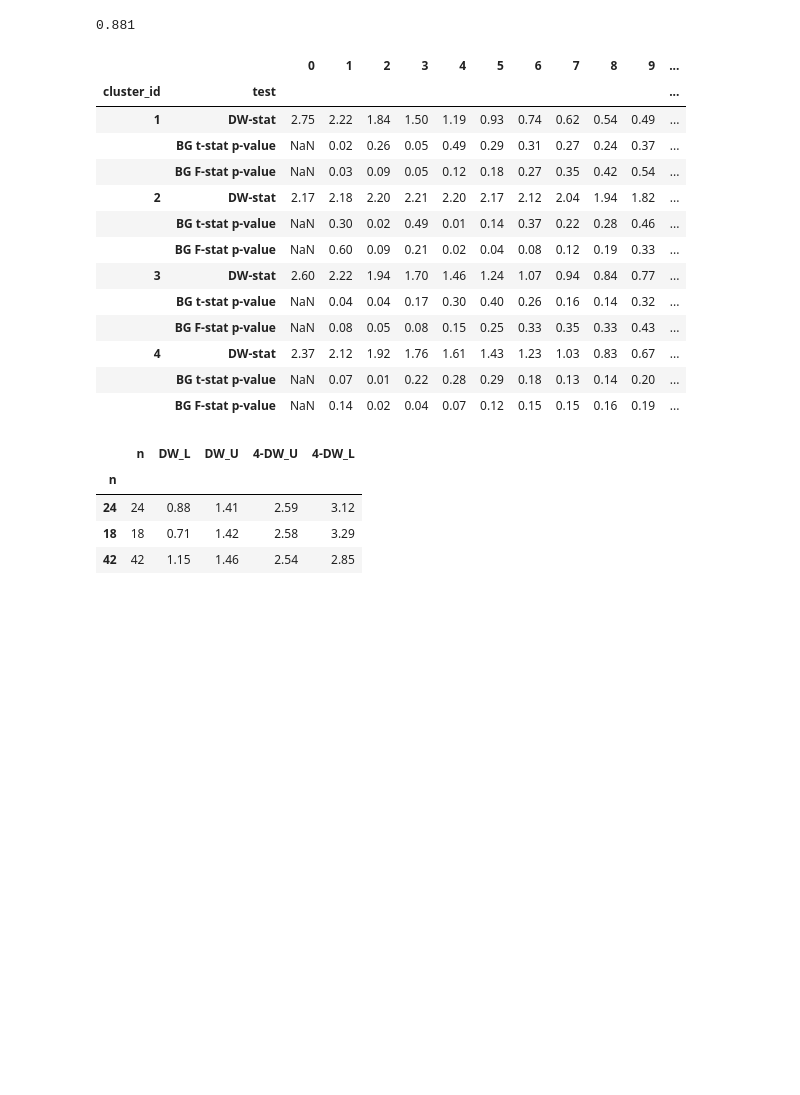
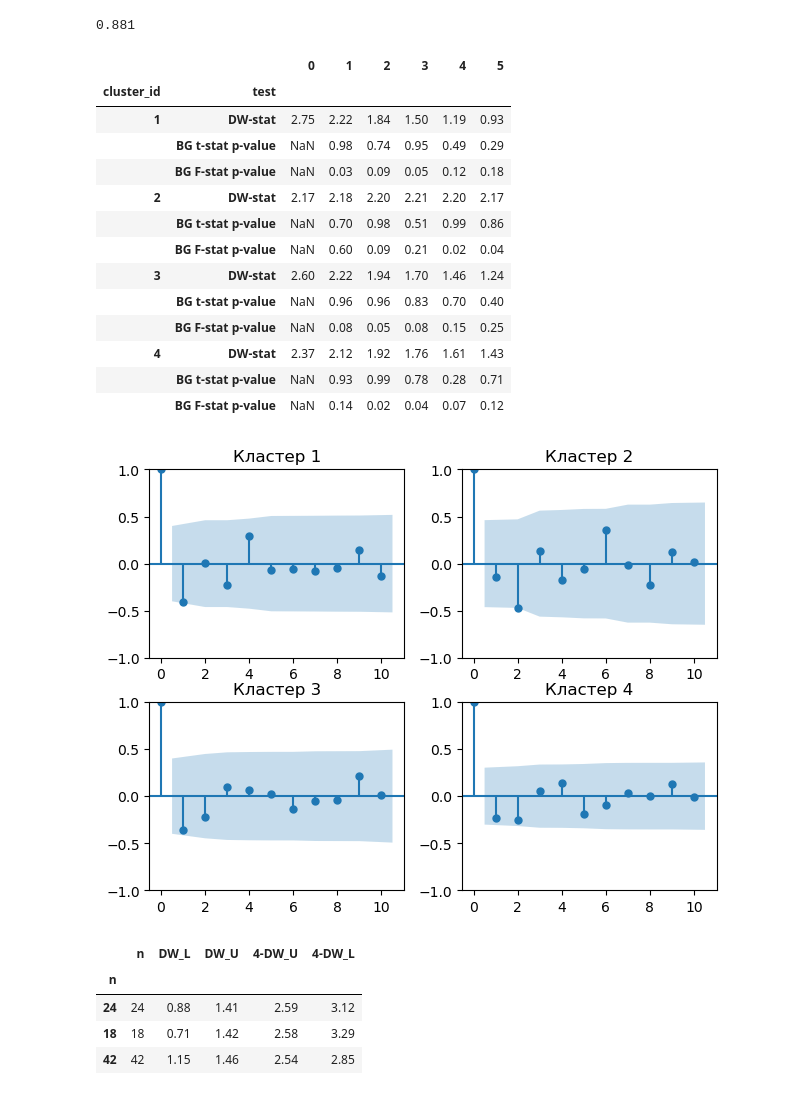
Before and after one commit to tony-pitchblack/---------------, a Jupyter notebook: clustering-structure.ipynb, the cells around one changed output. Drawn from its saved outputs; the diff is of its cells as text; code cells hidden in the pictures; blank space fills up the shorter version.

```diff
--- a/clustering-structure.ipynb
+++ b/clustering-structure.ipynb
@@ -340,6 +340,7 @@ DW_table.loc[24, 'DW_L']
 from help_funcs import ols_ar1, OLSAR1
 from statsmodels.stats.stattools import durbin_watson
 from statsmodels.stats.diagnostic import acorr_breusch_godfrey
+from statsmodels.graphics.tsaplots import plot_acf
 
 linkage_type = 'ward'
 data_for_regr_cl = pd.merge(data_for_regr, cluster_mapping, 'inner', "Код раздела")
@@ -350,8 +351,14 @@ SSE_all = []
 regr_metrics_all = []
 breush_godfrey_all = []
 cochrane_log_all = {}
-for cluster_id in data_for_regr_cl[linkage_type].unique():
-    cluster = data_for_regr_cl[data_for_regr_cl[linkage_type] == cluster_id].sort_values(by='t')
+
+fig, axes = plt.subplots(2, 2)
+fig.tight_layout()
+axs_indices = [(i, j) for i in range(2) for j in range(2)]
+cluster_ids = np.sort(data_for_regr_cl[linkage_type].unique())
+for axs_ind, cluster_id in zip(axs_indices, cluster_ids):
+    cluster = data_for_regr_cl[data_for_regr_cl[linkage_type] == cluster_id] \
+        .sort_values('t')
 
     regr_metrics = {}
     X = cluster.loc[:, ["ln_K", "ln_L", "t"]]
@@ -359,6 +366,9 @@ for cluster_id in data_for_regr_cl[linkage_type].unique():
     Y = cluster.loc[:, ["ln_ROFA"]]
     regression = sm.OLS(Y, X, hasconst=True)
     result_OLS = regression.fit()
+
+    plot_acf(result_OLS.resid, lags=10, ax=axes[axs_ind])
+    axes[axs_ind].set_title(f'Кластер {cluster_id}')
 
     # RECURSIVE COCHRANE-ORCUTT with P-W fix
     def OLS_AR_n(original_model, max_lag, dw_vals=None, bg_alpha=0.05):
@@ -380,7 +390,7 @@ for cluster_id in data_for_regr_cl[linkage_type].unique():
                 bg_OLS_result = bg_result[4].resols
                 bg_fpvalue = bg_result[3]
 
-                tstat_pvals_all = stats.t.sf(np.abs(bg_OLS_result.tvalues), bg_OLS_result.df_resid)
+                tstat_pvals_all = stats.t.sf(bg_OLS_result.tvalues, bg_OLS_result.df_resid)
                 tstat_pval_lag = tstat_pvals_all[first_lag + n_lags - 1]
             else:
                 tstat_pval_lag = np.nan
@@ -404,7 +414,7 @@ for cluster_id in data_for_regr_cl[linkage_type].unique():
 
     n=X[X.columns[0]].count()
 
-    max_lag = 12
+    max_lag = 5
     dw_vals = (DW_table.loc[n, 'DW_L'], DW_table.loc[n, 'DW_U'])
     OLS_AR, proc_log = OLS_AR_n(regression, max_lag, dw_vals)
     cochrane_log_all[cluster_id] = pd.DataFrame(proc_log)
@@ -453,47 +463,48 @@ for cluster_id in data_for_regr_cl[linkage_type].unique():
     # g = sns.PairGrid(X_resid, y_vars=["e"], x_vars=["ln_K", "ln_L", "t"], hue='Код раздела', height=4)
     # # g.map(sns.regplot, color=".3", ci=None)
     # g.map(sns.scatterplot)
     # g.set(ylim=(-1.5, 1.5), yticks=[-1.5, -1, 0, 1, 1.5])
 
 pd.set_option('display.float_format', lambda x: '%.2f' % x)
 breush_godfrey_all = pd.DataFrame(breush_godfrey_all)
 regr_metrics_all = pd.DataFrame(regr_metrics_all)
 regr_metrics_acorr = pd.DataFrame(regr_metrics_all.loc[:, [ 'cluster_id', 'n', 'DW' ]]) \
     .merge(DW_table.reset_index(drop=True), on='n', how='left')
 
 # cochrane_log_all = pd.DataFrame(cochrane_log_all)
 cochrane_log_all = pd.concat(cochrane_log_all, keys=cochrane_log_all.keys())
 cochrane_log_all = cochrane_log_all.rename_axis(['cluster_id', 'test'])
 cochrane_log_all.sort_values(by='cluster_id').to_clipboard(float_format="%.2f", decimal=',')
 # print(regr_metrics_all)
 
 regr_metrics_acorr.sort_values('cluster_id', axis='index'). \
     style.format({
         'DW': '{:.2f}',
         'DW_L': '{:.2f}',
         'DW_U': '{:.2f}',
         '4-DW_U': '{:.2f}',
         '4-DW_L': '{:.2f}',
         }).hide(axis='index')
 
 breush_godfrey_all.sort_values(by='cluster_id', axis='index').style.format('{:.2f}') \
     .format('{:d}', subset=['cluster_id']).hide(axis='index')
 cochrane_log_all.sort_values(by='cluster_id')
 # %% [output]
-|  |  | 0 | 1 | 2 | 3 | 4 | 5 | 6 | 7 | 8 | 9 | ... |
-| cluster_id | test |  |  |  |  |  |  |  |  |  |  | ... |
-| 1 | DW-stat | 2.75 | 2.22 | 1.84 | 1.50 | 1.19 | 0.93 | 0.74 | 0.62 | 0.54 | 0.49 | ... |
-|  | BG t-stat p-value | NaN | 0.02 | 0.26 | 0.05 | 0.49 | 0.29 | 0.31 | 0.27 | 0.24 | 0.37 | ... |
-|  | BG F-stat p-value | NaN | 0.03 | 0.09 | 0.05 | 0.12 | 0.18 | 0.27 | 0.35 | 0.42 | 0.54 | ... |
-| 2 | DW-stat | 2.17 | 2.18 | 2.20 | 2.21 | 2.20 | 2.17 | 2.12 | 2.04 | 1.94 | 1.82 | ... |
-|  | BG t-stat p-value | NaN | 0.30 | 0.02 | 0.49 | 0.01 | 0.14 | 0.37 | 0.22 | 0.28 | 0.46 | ... |
-|  | BG F-stat p-value | NaN | 0.60 | 0.09 | 0.21 | 0.02 | 0.04 | 0.08 | 0.12 | 0.19 | 0.33 | ... |
-| 3 | DW-stat | 2.60 | 2.22 | 1.94 | 1.70 | 1.46 | 1.24 | 1.07 | 0.94 | 0.84 | 0.77 | ... |
-|  | BG t-stat p-value | NaN | 0.04 | 0.04 | 0.17 | 0.30 | 0.40 | 0.26 | 0.16 | 0.14 | 0.32 | ... |
-|  | BG F-stat p-value | NaN | 0.08 | 0.05 | 0.08 | 0.15 | 0.25 | 0.33 | 0.35 | 0.33 | 0.43 | ... |
-| 4 | DW-stat | 2.37 | 2.12 | 1.92 | 1.76 | 1.61 | 1.43 | 1.23 | 1.03 | 0.83 | 0.67 | ... |
-|  | BG t-stat p-value | NaN | 0.07 | 0.01 | 0.22 | 0.28 | 0.29 | 0.18 | 0.13 | 0.14 | 0.20 | ... |
-|  | BG F-stat p-value | NaN | 0.14 | 0.02 | 0.04 | 0.07 | 0.12 | 0.15 | 0.15 | 0.16 | 0.19 | ... |
+|  |  | 0 | 1 | 2 | 3 | 4 | 5 |
+| cluster_id | test |  |  |  |  |  |  |
+| 1 | DW-stat | 2.75 | 2.22 | 1.84 | 1.50 | 1.19 | 0.93 |
+|  | BG t-stat p-value | NaN | 0.98 | 0.74 | 0.95 | 0.49 | 0.29 |
+|  | BG F-stat p-value | NaN | 0.03 | 0.09 | 0.05 | 0.12 | 0.18 |
+| 2 | DW-stat | 2.17 | 2.18 | 2.20 | 2.21 | 2.20 | 2.17 |
+|  | BG t-stat p-value | NaN | 0.70 | 0.98 | 0.51 | 0.99 | 0.86 |
+|  | BG F-stat p-value | NaN | 0.60 | 0.09 | 0.21 | 0.02 | 0.04 |
+| 3 | DW-stat | 2.60 | 2.22 | 1.94 | 1.70 | 1.46 | 1.24 |
+|  | BG t-stat p-value | NaN | 0.96 | 0.96 | 0.83 | 0.70 | 0.40 |
+|  | BG F-stat p-value | NaN | 0.08 | 0.05 | 0.08 | 0.15 | 0.25 |
+| 4 | DW-stat | 2.37 | 2.12 | 1.92 | 1.76 | 1.61 | 1.43 |
+|  | BG t-stat p-value | NaN | 0.93 | 0.99 | 0.78 | 0.28 | 0.71 |
+|  | BG F-stat p-value | NaN | 0.14 | 0.02 | 0.04 | 0.07 | 0.12 |
+[figure, added]
 # %%
 DW_table
 # %% [output]
```
